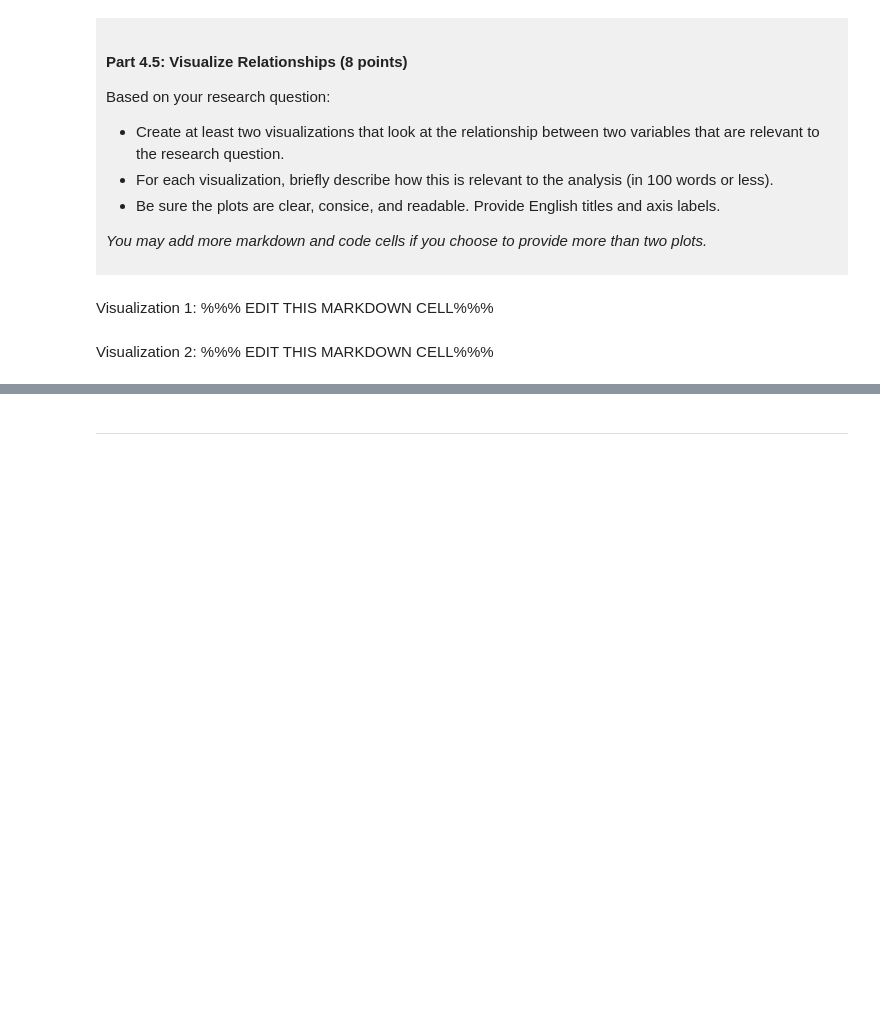
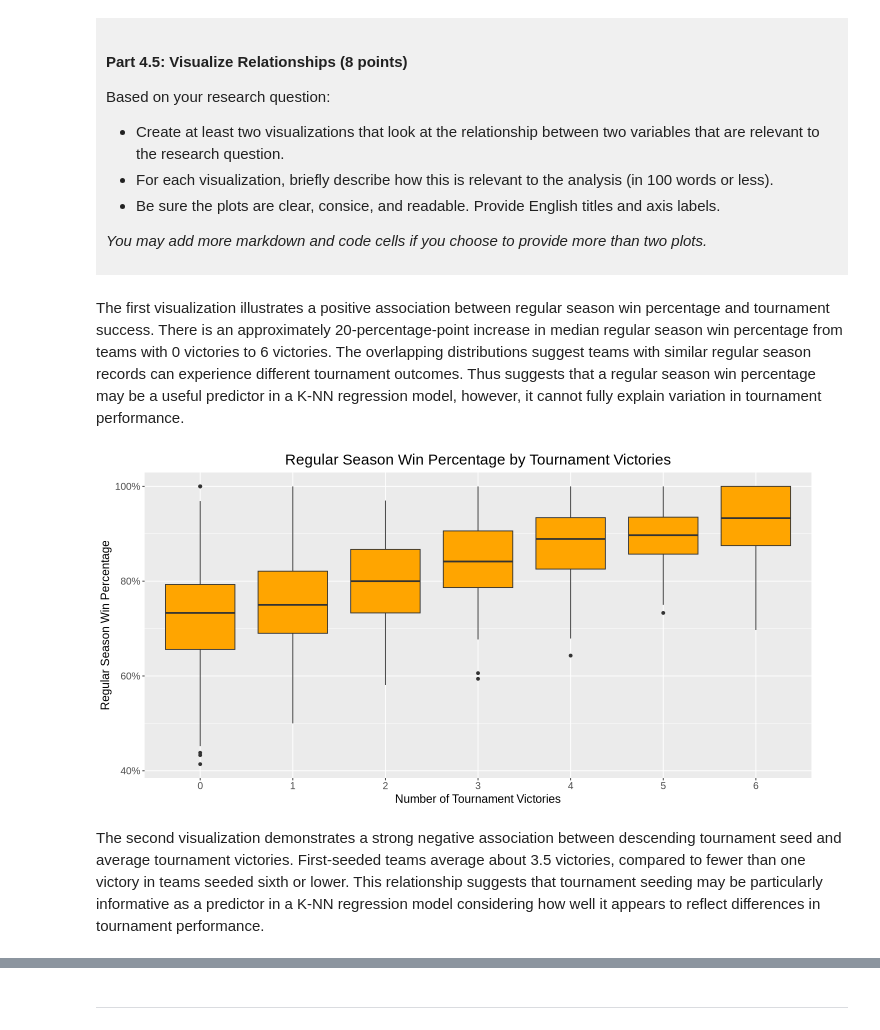
Before and after one commit to cadnams12/dsci-100-project-carter-adnams, a Jupyter notebook: dsci-100-project-notebook.ipynb, the cells around one changed output, grey strips where cells are left out. Drawn from its saved outputs; the diff is of its cells as text; code cells hidden in the pictures; blank space fills up the shorter version.

```diff
--- a/dsci-100-project-notebook.ipynb
+++ b/dsci-100-project-notebook.ipynb
@@ -317,9 +396,26 @@ Based on your research question:
 *You may add more markdown and code cells if you choose to provide more than two plots.*
 </div>
 # %% [markdown]
-Visualization 1: %%% EDIT THIS MARKDOWN CELL%%%
+The first visualization illustrates a positive association between regular season win percentage and tournament success. There is an approximately 20-percentage-point increase in median regular season win percentage from teams with 0 victories to 6 victories. The overlapping distributions suggest teams with similar regular season records can experience different tournament outcomes. Thus suggests that a regular season win percentage may be a useful predictor in a K-NN regression model, however, it cannot fully explain variation in tournament performance.
 # %%
-### EDIT THIS CODE CELL FOR VISUALIZATION 1###
+# visualize relationship between regular season performance and tournament wins
+reg_wins_plot <- ncaa_tidy |>
+    mutate(reg_wins_performance = reg_wins_pct / 100) |> # convert to true percentage value
+    ggplot(aes(x = factor(tourney_wins), y = reg_wins_performance)) + # map predictor and response variables
+    geom_boxplot(fill = "orange") + # plot observations to view median, spread, outliers
+    labs(
+        x = "Number of Tournament Victories",
+        y = "Regular Season Win Percentage",
+        title = "Regular Season Win Percentage by Tournament Victories") + # add title and axes labels
+    scale_y_continuous(labels = scales::percent) + # display y axis as percentage
+    theme(
+        plot.title = element_text(size = 18, hjust = 0.5), # center and enlarge title
+        axis.title = element_text(size = 14), # enlarge axes titles
+        axis.text = element_text(size = 12) # enlarge axes labels
+        )
+reg_wins_plot
+# %% [output]
+[figure, added]
 # %% [markdown]
-Visualization 2: %%% EDIT THIS MARKDOWN CELL%%%
+The second visualization demonstrates a strong negative association between descending tournament seed and average tournament victories. First-seeded teams average about 3.5 victories, compared to fewer than one victory in teams seeded sixth or lower. This relationship suggests that tournament seeding may be particularly informative as a predictor in a K-NN regression model considering how well it appears to reflect differences in tournament performance.
 # %%
```
Also changed, not shown: parts of 11 cells of this notebook.
